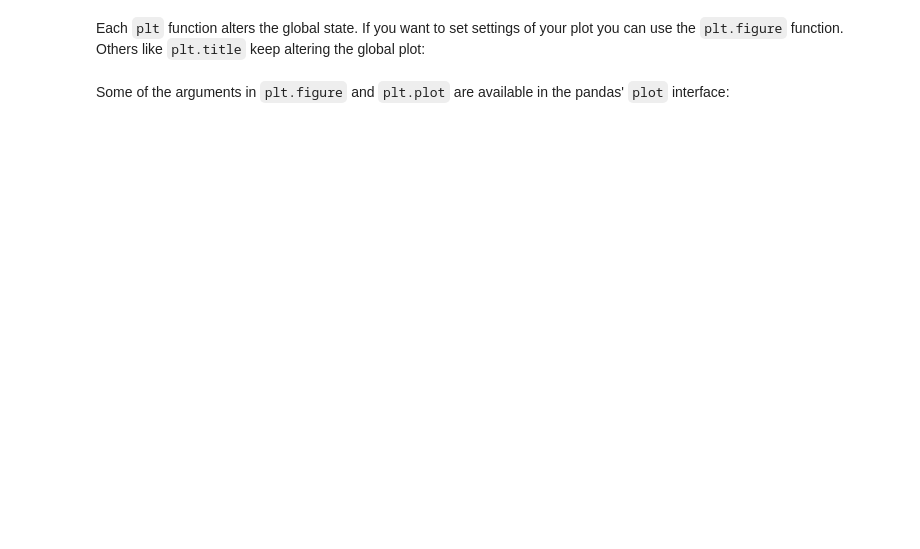
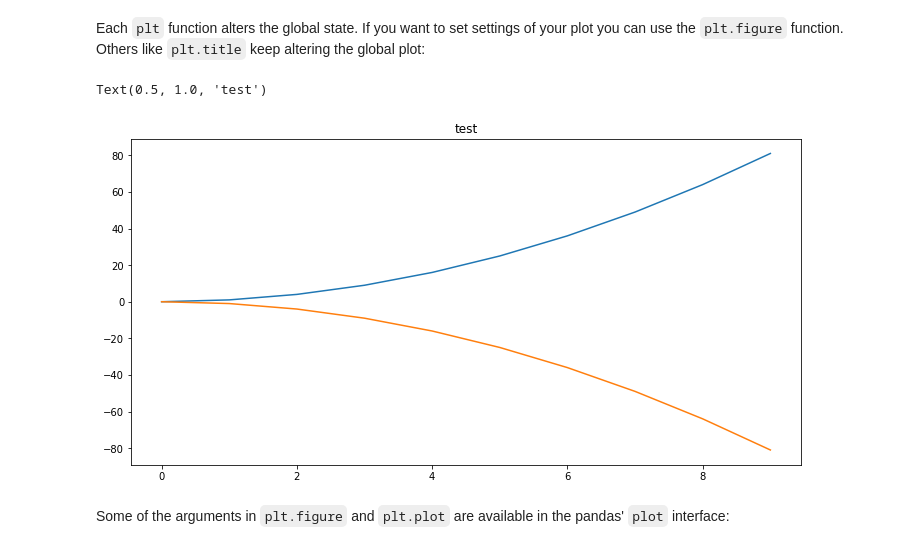
Before and after one commit to kayan12/freecodecamp-intro-to-pandas, a Jupyter notebook: 5 - Pandas - Reading CSV and Basic Plotting.ipynb, the cells around one changed output. Saved outputs shown, nothing was run; the diff lists cells and outputs as text; code cells hidden in the pictures; blank space fills up the shorter version.

```diff
--- a/5 - Pandas - Reading CSV and Basic Plotting.ipynb
+++ b/5 - Pandas - Reading CSV and Basic Plotting.ipynb
@@ -294,9 +308,11 @@ Each `plt` function alters the global state. If you want to set settings of your
 # %%
 plt.figure(figsize=(12, 6))
 plt.plot(x, x ** 2)
 plt.plot(x, -1 * (x ** 2))
-
-plt.title('My Nice Plot')
+plt.title("test")
+# %% [output]
+Text(0.5, 1.0, 'test')
+[figure, added]
 # %% [markdown]
 Some of the arguments in `plt.figure` and `plt.plot` are available in the pandas' `plot` interface:
 # %%
```
Also changed, not shown: parts of 7 cells of this notebook.
